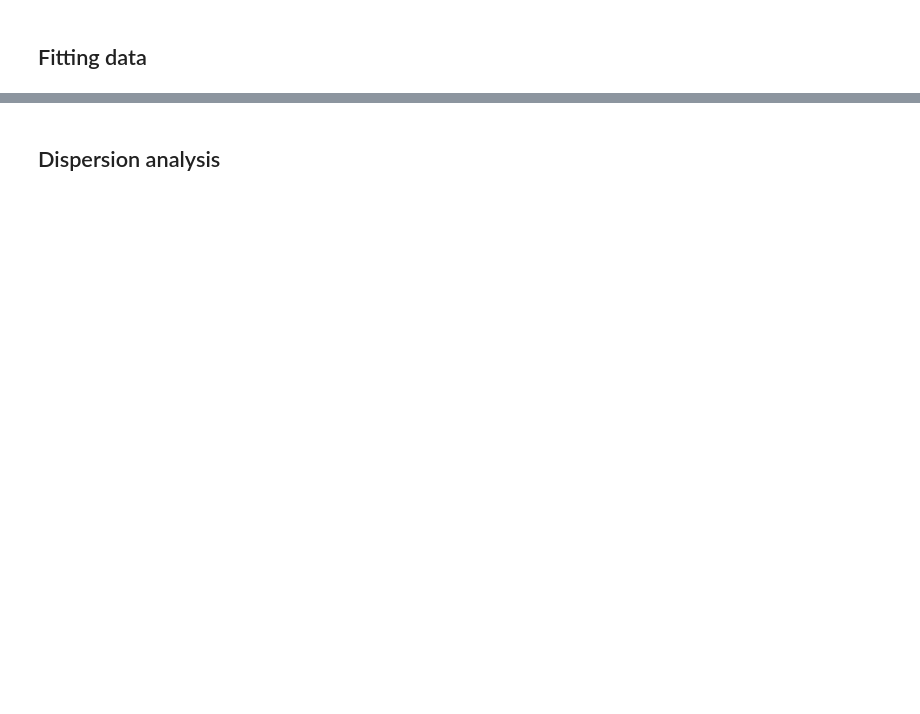
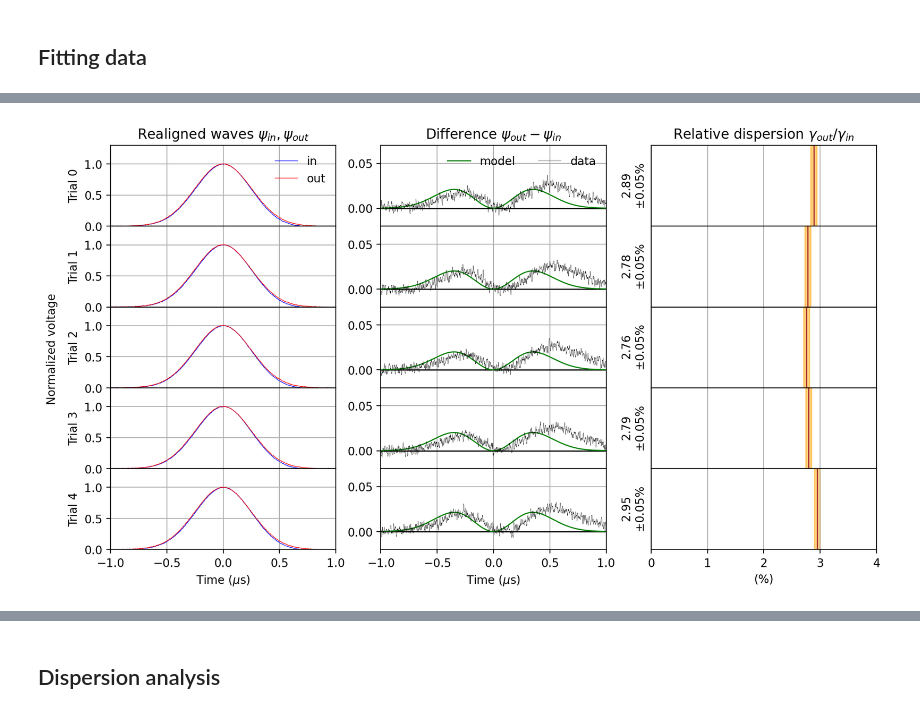
Before and after one commit to xingyzt/5bl, a Jupyter notebook: capstone/gaussian_dispersion.ipynb, the cells around one changed output, grey strips where cells are left out. Saved outputs shown, nothing was run; the diff lists cells and outputs as text; code cells hidden in the pictures; blank space fills up the shorter version.

Commit message:
Even fancier waves

```diff
--- a/capstone/gaussian_dispersion.ipynb
+++ b/capstone/gaussian_dispersion.ipynb
@@ -172,0 +176,92 @@ plt.show()
+# %%
+fig, axs = plt.subplots(n_trials, 3, figsize=(12, 1.3*n_trials), )
+
+for n, trial in enumerate(trials):
+
+    t = trial["t"]
+    dt = trial["dt"]
+
+    ch1 = trial["ch1"]
+    ch2 = trial["ch2"]
+
+    x1 = trial["x1"]
+    x2 = trial["x2"]
+
+    a1 = trial["a1"]
+    a2 = trial["a2"]
+
+    g1 = trial["g1"]
+    g2 = trial["g2"]
+
+    shift0 = 500
+    shift1 = -int(x1/dt)
+    shift2 = -int(x2/dt)
+    ret = t[shift0+shift1+shift2:-shift0-shift1-shift2]
+    re1 = np.array([ ch1[ np.abs(t-x1-tt) < 0.8*dt ][0] / a1 for tt in ret ])
+    re2 = np.array([ ch2[ np.abs(t-x2-tt) < 0.8*dt ][0] / a2 for tt in ret ])
+
+    trial.update({
+        "ret": ret,
+        "re1": re1,
+        "re2": re2,
+    })
+
+    plt.sca(axs[n,0])
+    plt.plot(ret, re1, c=color1b,  label=label1, lw=0.5)
+    plt.plot(ret, re2, c=color2b,  label=label2, lw=0.5)
+    # plt.plot(t, curve(t, 1, g1), label=label1, lw=1, c=color1b)
+    # plt.plot(t, curve(t, 1, g2), label=label2, lw=1, c=color2b)
+    if n+1 < n_trials:
+        plt.tick_params(axis='x', which='both', bottom=False, labelleft=False, labelbottom=False)
+    else:
+        plt.xlabel("Time ($\mu$s)")
+
+    plt.ylabel(f"Trial {n}")
+    plt.ylim(0,1.3)
+    plt.xlim(-1,1)
+    plt.grid()
+
+    plt.sca(axs[n,1])
+    plt.xlim(-1,1)
+    plt.axhline(0, c="black", lw=1)
+    if n+1 < n_trials:
+        plt.tick_params(axis='x', which='both', bottom=False, labelleft=False, labelbottom=False)
+    else:
+        plt.xlabel("Time ($\mu$s)")
+
+    plt.plot(ret, curve(ret, 1, g2) - curve(ret, 1, g1), lw=1, c="green", label="model")
+    plt.plot(ret, re2 - re1, lw=0.2, c="black", label="data")
+    plt.grid()
+    plt.ylim(-0.02,0.07)
+
+    plt.sca(axs[n,2])
+    plt.yticks([],[])
+    if n+1 < n_trials:
+        plt.tick_params(axis='x', which='both', bottom=False, labelbottom=False)
+    else:
+        plt.xlabel("(%)")
+
+    g = g2/g1 - 1
+    dg = np.sqrt( dg2**2 + (dg1*g2/g1)**2 ) / g1
+    plt.axvline(g*100, lw=1, color="brown")
+    plt.axvspan((g - dg)*100, (g + dg)*100, alpha=0.5, color="orange")
+    plt.grid()
+    plt.ylabel(f"${g*100:.2f}%$\n$\pm {dg*100:.2f}$%")
+    plt.xlim(0, 4)
+
+plt.sca(axs[0,0])
+plt.title(r"Realigned waves $\psi_{in}, \psi_{out}$")
+plt.legend(frameon=False)
+
+plt.sca(axs[0,1])
+plt.title("Difference $\psi_{out} - \psi_{in}$")
+plt.legend(frameon=False, ncol=2, scatterpoints=10)
+
+plt.sca(axs[0,2])
+plt.title("Relative dispersion $\gamma_{out}/\gamma_{in}$")
+
+fig.text(0.06, 0.5, "Normalized voltage", va='center', rotation='vertical')
+plt.subplots_adjust(hspace=0)
+plt.show()
+# %% [output]
+[figure, added]
```
Also changed, not shown: parts of 18 cells of this notebook, 8 other files.
